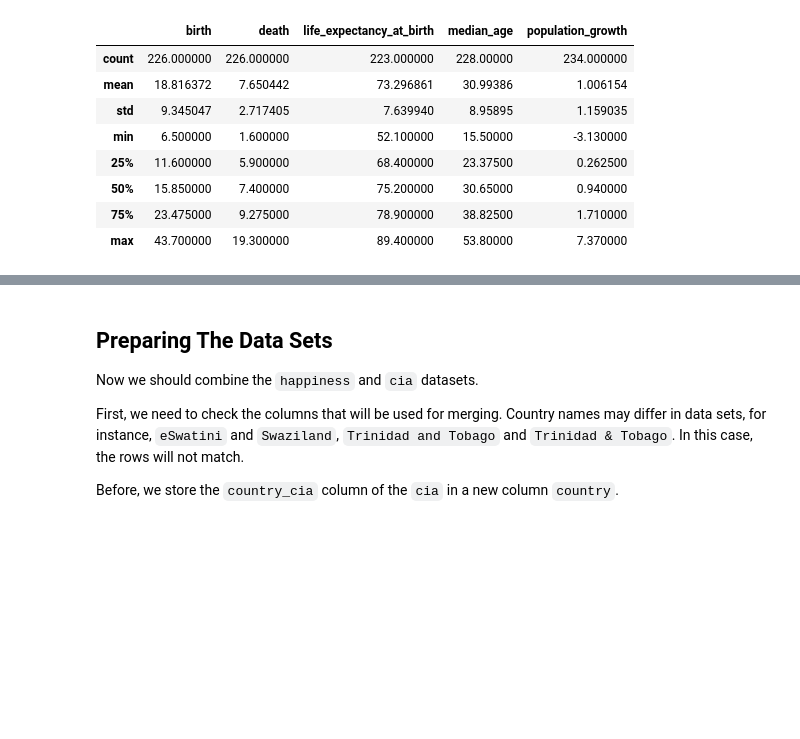
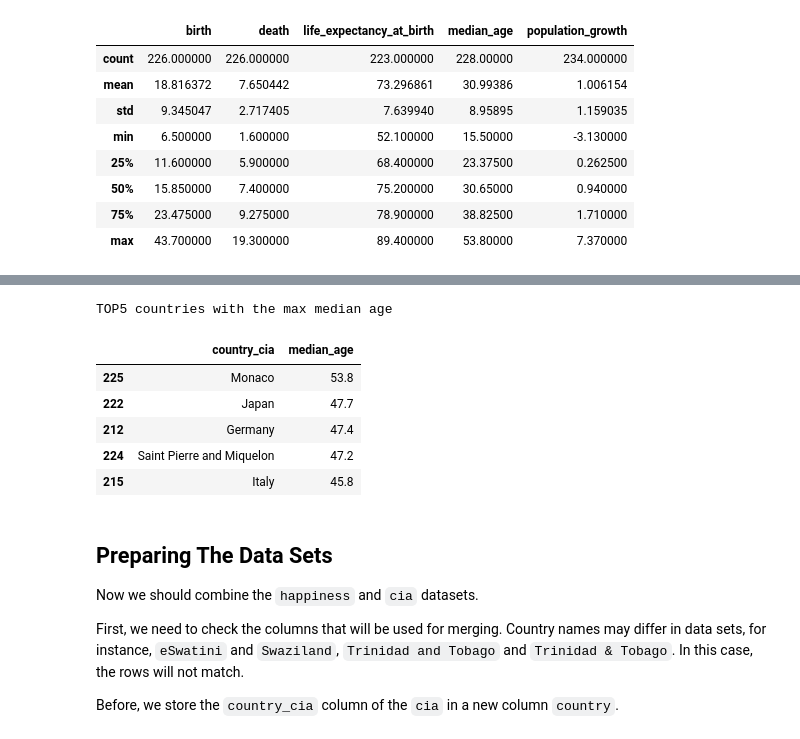
Before and after one commit to chupstee/data.sugar, a Jupyter notebook: 00002_world_happiness/world_happiness.when.age.ipynb, the cells around one changed output, grey strips where cells are left out. Cells and saved outputs as stored; diff of their text form; code cells hidden in the pictures; blank space fills up the shorter version.

```diff
--- a/00002_world_happiness/world_happiness.when.age.ipynb
+++ b/00002_world_happiness/world_happiness.when.age.ipynb
@@ -262,3 +257,15 @@ Name: country_cia, dtype: object
+# %%
+# Print the countries with the max median age
+print('TOP5 countries with the max median age')
+cia[['country_cia', 'median_age']].sort_values(by='median_age', ascending=False).head()
+# %% [output]
+TOP5 countries with the max median age
+|  | country_cia | median_age |
+| 225 | Monaco | 53.8 |
+| 222 | Japan | 47.7 |
+| 212 | Germany | 47.4 |
+| 224 | Saint Pierre and Miquelon | 47.2 |
+| 215 | Italy | 45.8 |
 # %% [markdown]
 ## Preparing The Data Sets
 
```
Also changed, not shown: parts of 29 cells of this notebook.
